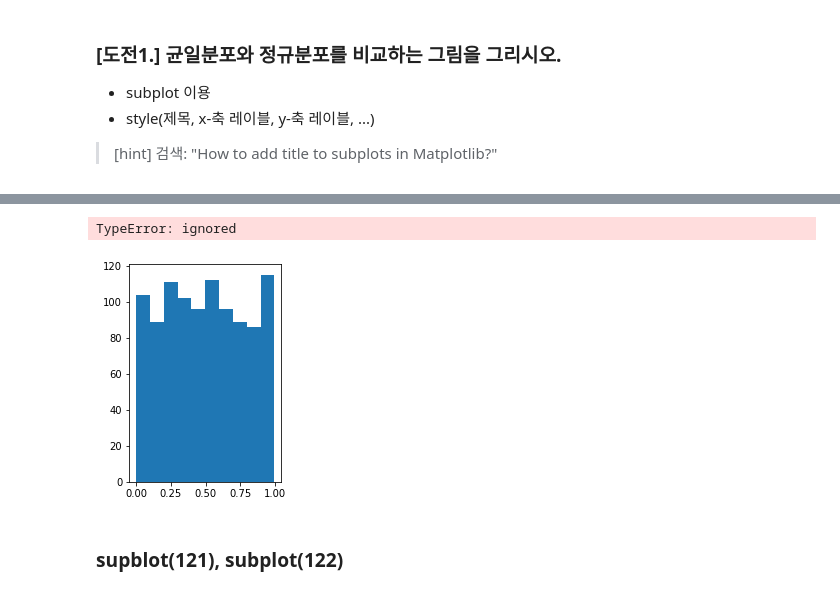
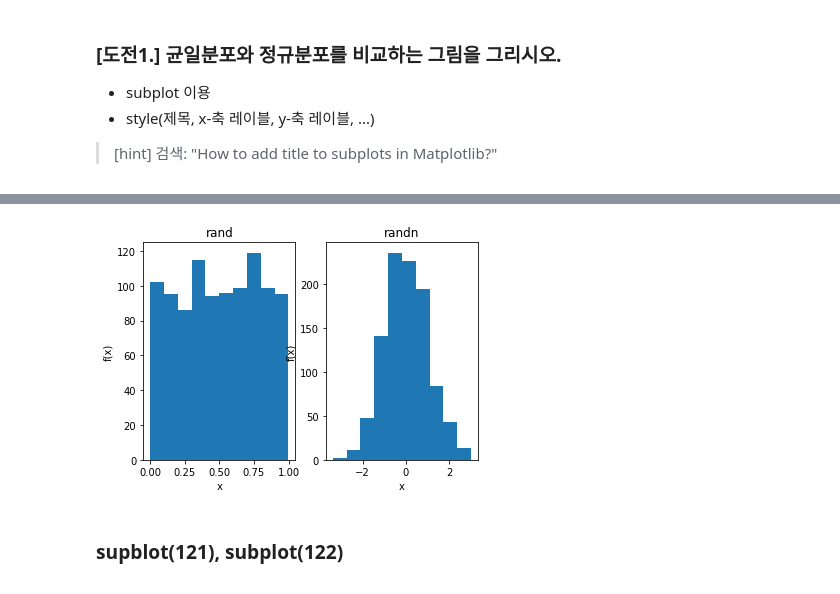
Before and after one commit to jiseon0516/pdm19, a Jupyter notebook: py-graphics/matplotlib_4_challenges.ipynb, the cells around one changed output, grey strips where cells are left out. Saved outputs shown, nothing was run; the diff lists cells and outputs as text; code cells hidden in the pictures.

```diff
--- a/py-graphics/matplotlib_4_challenges.ipynb
+++ b/py-graphics/matplotlib_4_challenges.ipynb
@@ -33,12 +38,19 @@ plt.hist(np.random.randn(1000)) #정규 분포
 # %%
 plt.subplot(121)
-t1 = plt.hist(np.random.rand(1000))
-t1[0,0].set_title("hist")
+plt.hist(np.random.rand(1000))
+plt.title("rand")
+plt.xlabel("x")
+plt.ylabel("f(x)")
+
 plt.subplot(122)
 plt.hist(np.random.randn(1000))
+plt.title("randn")
+plt.xlabel("x")
+plt.ylabel("f(x)")
+
+plt.show()
 # %% [output]
-TypeError: ignored
-[figure, old version]
+[figure, new version]
 # %% [markdown]
 ### supblot(121), subplot(122)
 # %% [markdown]
```
Also changed, not shown: parts of 6 cells of this notebook.
